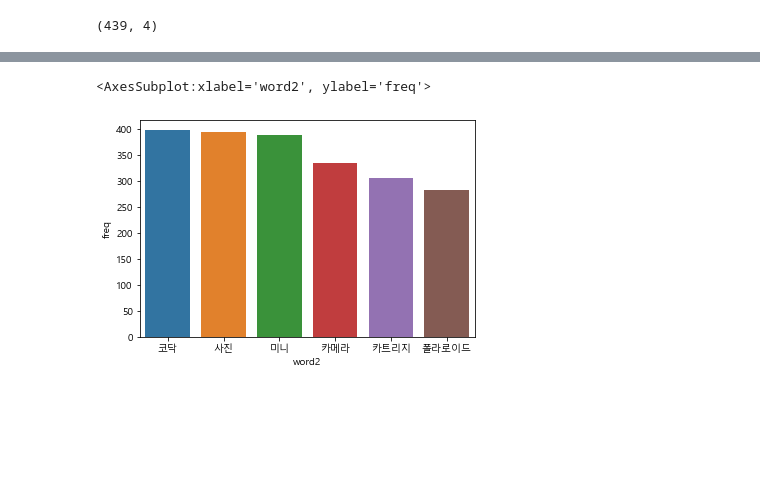
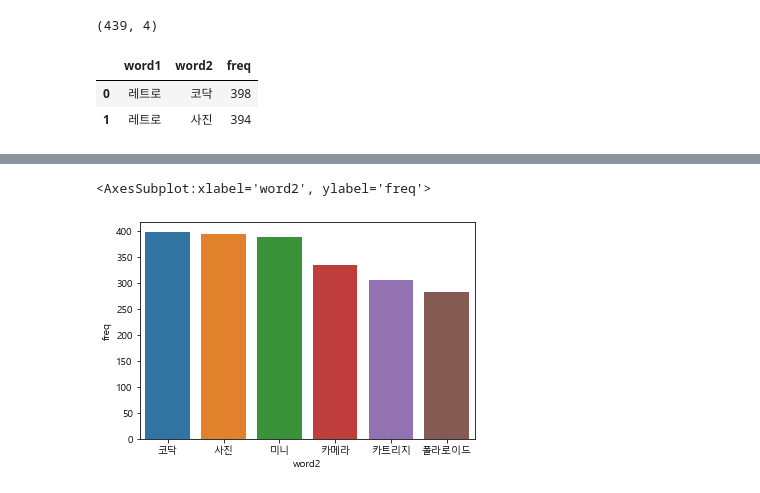
Before and after one commit to AIVLE-School-first-Big-Project/Review_master, a Jupyter notebook: ML/Word_Association/newwork.ipynb, the cells around one changed output, grey strips where cells are left out. Cells and saved outputs as stored; diff of their text form; code cells hidden in the pictures; blank space fills up the shorter version.

```diff
--- a/ML/Word_Association/newwork.ipynb
+++ b/ML/Word_Association/newwork.ipynb
@@ -53,13 +55,10 @@ stopwords = [x.strip() for x in stopwords]
 def get_nouns(x):
     nouns_tagger = Okt()
     nouns = nouns_tagger.nouns(x)
-
     # 한글자 키워드를 제거
     nouns = [noun for noun in nouns if len(noun) > 1]
-
     # 불용어를 제거
     nouns = [noun for noun in nouns if noun not in stopwords]
-
     return nouns
 
 # ‘ko_text’ 피처에 이를 적용하여 키워드 추출하여 nouns컬럼에 저장
@@ -104,7 +103,7 @@ df2=pd.DataFrame(list1, columns=['word1','word2',"freq"])
 df3=df2.sort_values(by=['freq'],ascending=False)
 
 #빈도 수 높은 순으로 말뭉치 10개만 가져오기
-df3=df3.head(30)
+# df3=df3.head(30)
 
 #데이터프레임 CSV형태로 저장
 df3
@@ -134,6 +133,14 @@ elif platform.system() == "Windows":
     rc("font", family=font_name)
 else:
     print("Unknown system. sorry")
+# %%
+name_values = df3["word1"].value_counts().index[:3]
+# %%
+df3 = df3[df3['word1']==name_values].reset_index(drop=True).head(30)
+# %% [output]
+|  | word1 | word2 | freq |
+| 0 | 레트로 | 코닥 | 398 |
+| 1 | 레트로 | 사진 | 394 |
 # %%
 dataset = dataset[dataset['word1']=='레트로'].reset_index(drop=True)
 dataset
```
Also changed, not shown: parts of 3 cells of this notebook, 7 other files.
